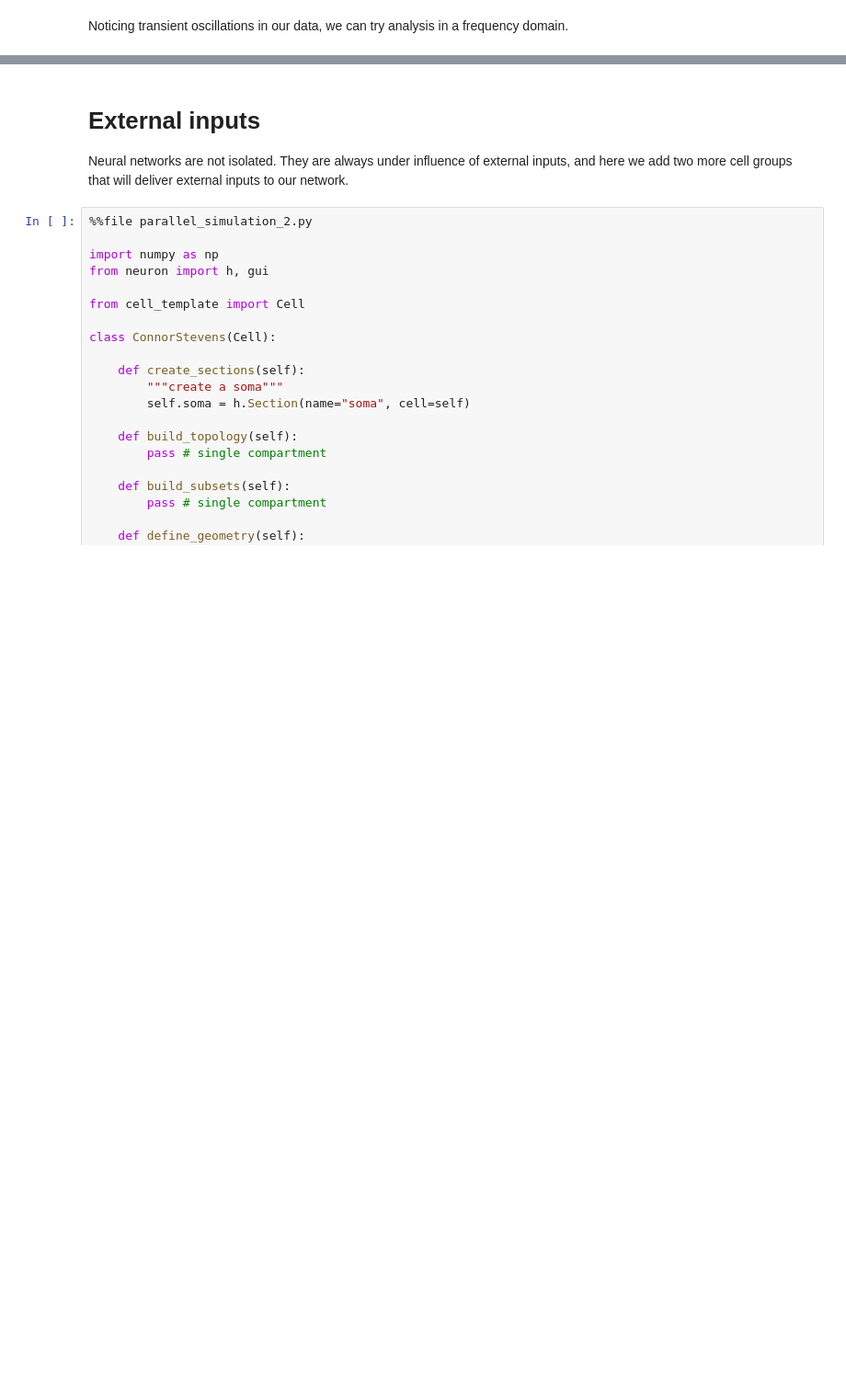
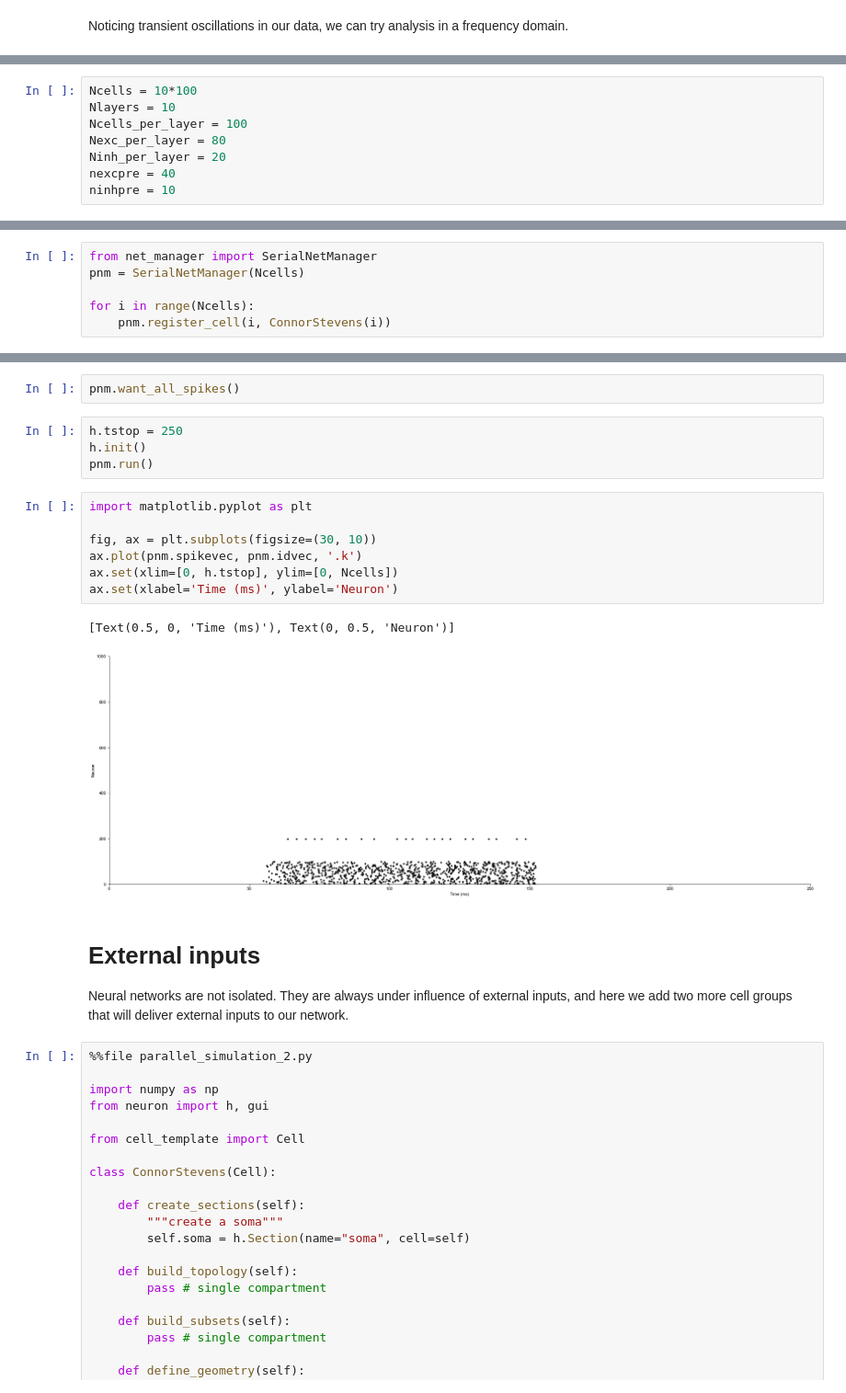
Before and after one commit to shhong/a310_cns_2022, a Jupyter notebook: class_4/NEURON tutorial 4.ipynb, the cells around one changed output, grey strips where cells are left out. Shown: that part at 92% size. Cells and saved outputs as stored; diff of their text form; blank space fills up the shorter version.

```diff
--- a/class_4/NEURON tutorial 4.ipynb
+++ b/class_4/NEURON tutorial 4.ipynb
@@ -406,0 +469,8 @@ ax.set(title='Spectrogram',
+# %%
+Ncells = 10*100
+Nlayers = 10
+Ncells_per_layer = 100
+Nexc_per_layer = 80
+Ninh_per_layer = 20
+nexcpre = 40
+ninhpre = 10
@@ -406,0 +533,6 @@ ax.set(title='Spectrogram',
+# %%
+from net_manager import SerialNetManager
+pnm = SerialNetManager(Ncells)
+
+for i in range(Ncells):
+    pnm.register_cell(i, ConnorStevens(i))
@@ -407,3 +571,19 @@ ax.set(title='Spectrogram',
+# %%
+pnm.want_all_spikes()
+# %%
+h.tstop = 250
+h.init()
+pnm.run()
+# %%
+import matplotlib.pyplot as plt
+
+fig, ax = plt.subplots(figsize=(30, 10))
+ax.plot(pnm.spikevec, pnm.idvec, '.k')
+ax.set(xlim=[0, h.tstop], ylim=[0, Ncells])
+ax.set(xlabel='Time (ms)', ylabel='Neuron')
+# %% [output]
+[Text(0.5, 0, 'Time (ms)'), Text(0, 0.5, 'Neuron')]
+[figure, added]
 # %% [markdown]
 # External inputs
 
```
Also changed, not shown: parts of 21 cells of this notebook, 1 other file.
